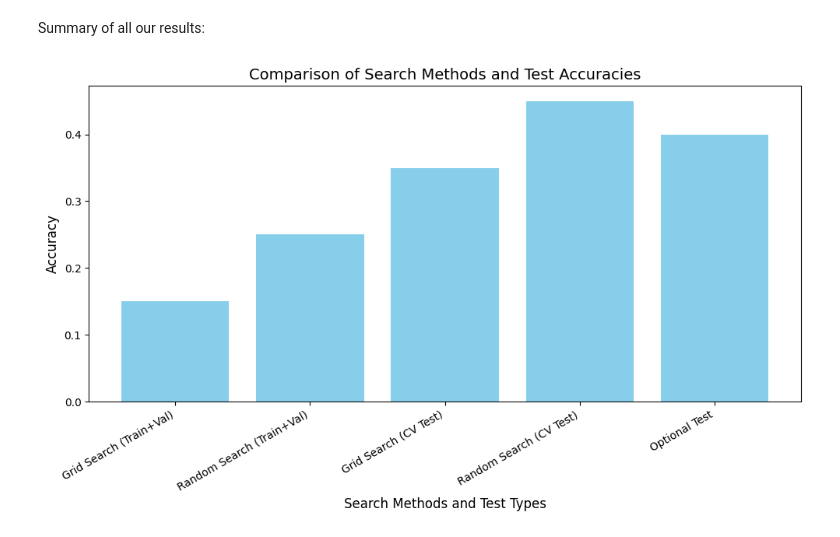
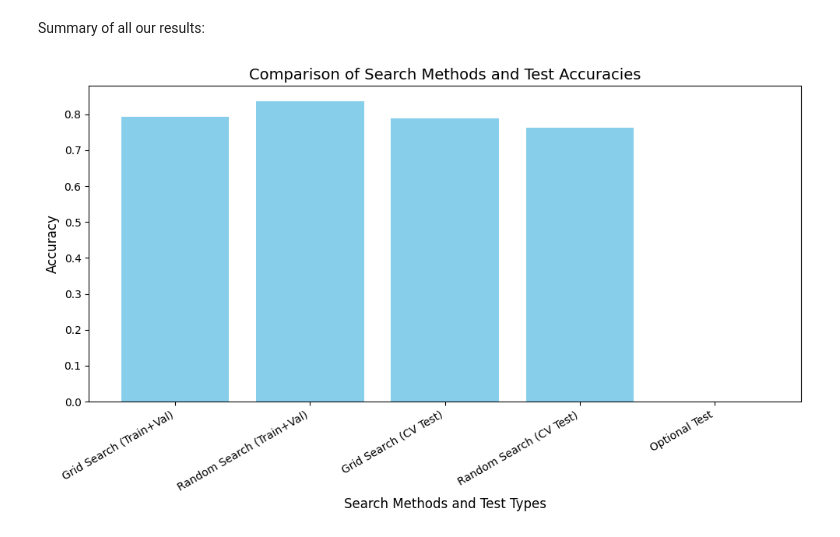
Before and after one commit to SAutum/ai-ds, a Jupyter notebook: dl/hongli/2024/Week04_MNIST/fourth_assignment.ipynb, the cells around one changed output. Cells and saved outputs as stored; diff of their text form; code cells hidden in the pictures.

```diff
--- a/dl/hongli/2024/Week04_MNIST/fourth_assignment.ipynb
+++ b/dl/hongli/2024/Week04_MNIST/fourth_assignment.ipynb
@@ -421,32 +558,32 @@ print(f"Final Test Accuracy: {round(optional_test, 3)}")
 # %% [markdown]
 Summary of all our results:
 # %%
-grid_search_train_val_test = 0.15
-random_search_train_val_test = 0.25
-grid_search_cv_test = 0.35
-random_search_cv_test = 0.45
-optional_test = 0.4
+grid_search_train_val_test = 0.794
+random_search_train_val_test = 0.837
+grid_search_cv_test = 0.788
+random_search_cv_test = 0.762
+optional_test = 0.00
 
 
 # Data for the bar plot
 labels = ['Grid Search (Train+Val)', 'Random Search (Train+Val)',
           'Grid Search (CV Test)', 'Random Search (CV Test)', 'Optional Test']
 values = [
         grid_search_train_val_test,
           random_search_train_val_test,
           grid_search_cv_test,
           random_search_cv_test,
           optional_test
           ]
 
 # Create the bar plot
 plt.figure(figsize=(10, 6))
 plt.bar(labels, values, color='skyblue')
 plt.xlabel('Search Methods and Test Types', fontsize=12)
 plt.ylabel('Accuracy', fontsize=12)
 plt.title('Comparison of Search Methods and Test Accuracies', fontsize=14)
 plt.xticks(rotation=30, ha='right', fontsize=10)
 plt.tight_layout()
 plt.show()
 # %% [output]
-[figure, old version]
+[figure, new version]
```
Also changed, not shown: parts of 19 cells of this notebook, 2 other files.
